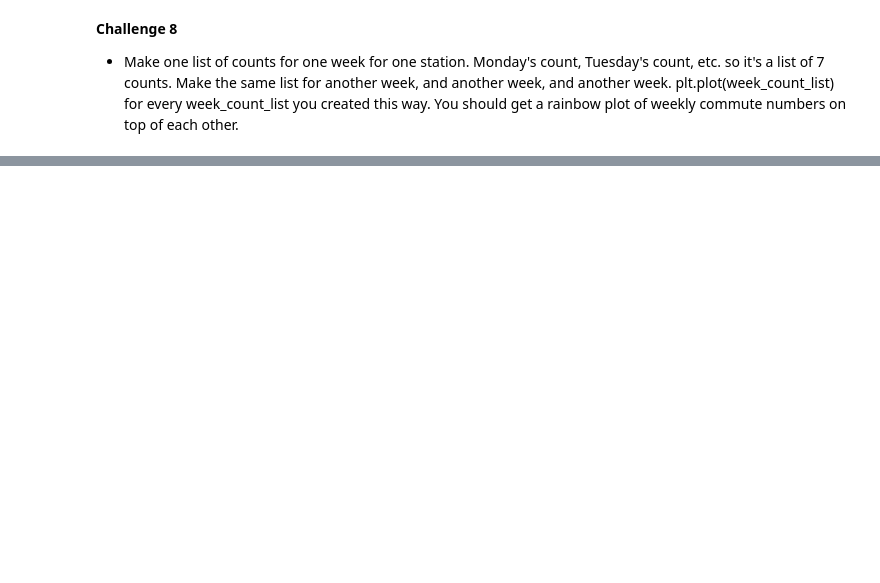
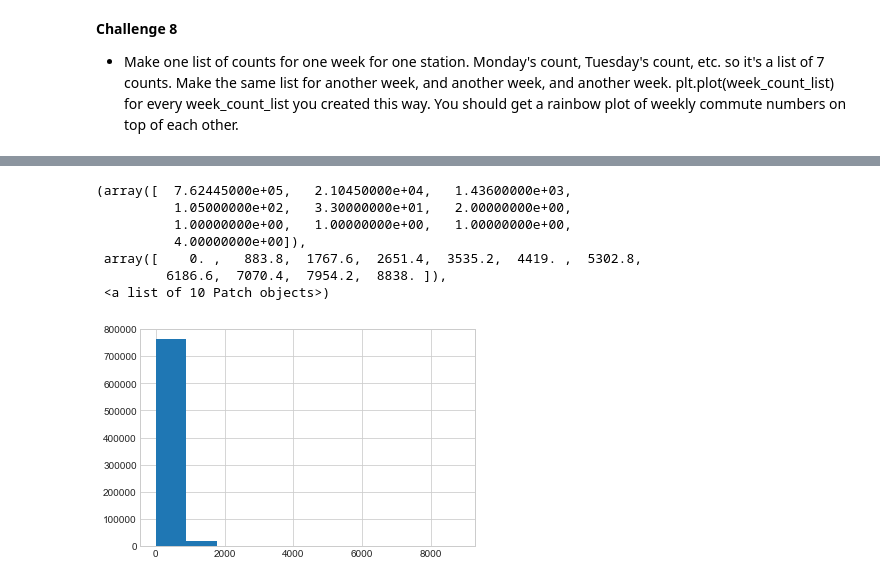
Before and after one commit to xvila/challenges, a Jupyter notebook: 01-mta/challenge_set_1_xvila.ipynb, the cells around one changed output, grey strips where cells are left out. Cells and saved outputs as stored; diff of their text form; code cells hidden in the pictures; blank space fills up the shorter version.

```diff
--- a/01-mta/challenge_set_1_xvila.ipynb
+++ b/01-mta/challenge_set_1_xvila.ipynb
@@ -219,0 +350,11 @@ df.head()
+# %%
+plt.hist(df.daily_entries_entries)
+# %% [output]
+(array([  7.62445000e+05,   2.10450000e+04,   1.43600000e+03,
+          1.05000000e+02,   3.30000000e+01,   2.00000000e+00,
+          1.00000000e+00,   1.00000000e+00,   1.00000000e+00,
+          4.00000000e+00]),
+ array([    0. ,   883.8,  1767.6,  2651.4,  3535.2,  4419. ,  5302.8,
+         6186.6,  7070.4,  7954.2,  8838. ]),
+ <a list of 10 Patch objects>)
+[figure, added]
```
Also changed, not shown: parts of 22 cells of this notebook.
